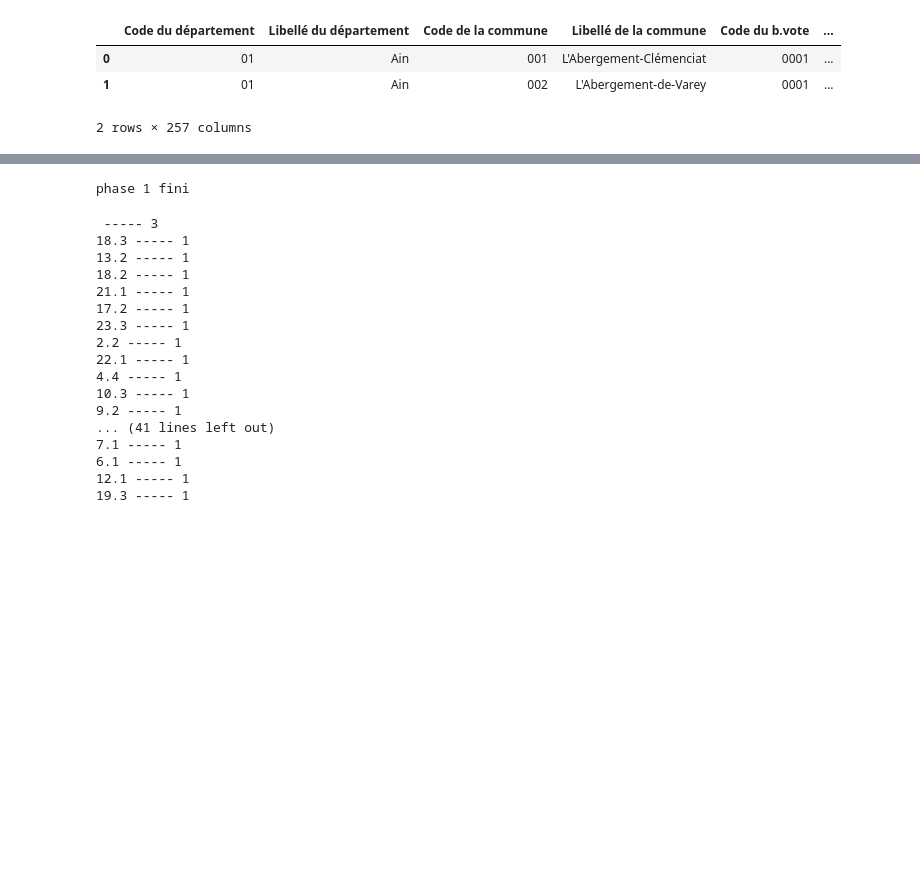
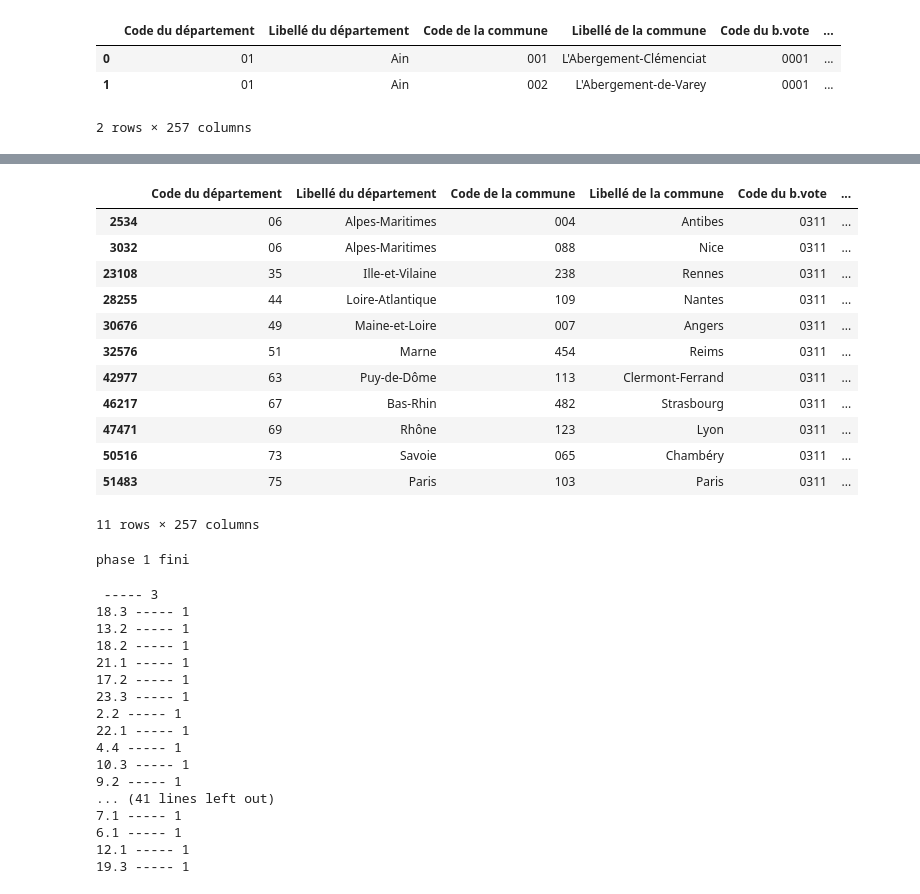
Before and after one commit to christian235711/IRIS_BV, a Jupyter notebook: BV_clean_31_08.ipynb, the cells around one changed output, grey strips where cells are left out. Cells and saved outputs as stored; diff of their text form; code cells hidden in the pictures; blank space fills up the shorter version.

Commit message:
correction bv Paris version 2, draft

```diff
--- a/BV_clean_31_08.ipynb
+++ b/BV_clean_31_08.ipynb
@@ -396,0 +264,9 @@ for i in bv_euro[bv_euro["Code du département"]=="75"]["Inscrits"]:
+# %%
+pate = 0
+for ii in range(bv_euro.shape[0]):
+    if bv_euro.iloc[ii,0]=="75":
+        for jj in range(test_code.shape[0]):
+            if ((bv_euro.iloc[ii,4])==test_code.iloc[jj,0]):
+                bv_euro.iloc[ii,2]=str(75100+int(test_code.iloc[jj,7]))[2:]
+                pate=pate+1
+print(pate)
@@ -396,0 +491,16 @@ for i in bv_euro[bv_euro["Code du département"]=="75"]["Inscrits"]:
+# %%
+bv_euro[bv_euro["Code du b.vote"]=="0311"]
+# %% [output]
+|  | Code du département | Libellé du département | Code de la commune | Libellé de la commune | Code du b.vote | ... |
+| 2534 | 06 | Alpes-Maritimes | 004 | Antibes | 0311 | ... |
+| 3032 | 06 | Alpes-Maritimes | 088 | Nice | 0311 | ... |
+| 23108 | 35 | Ille-et-Vilaine | 238 | Rennes | 0311 | ... |
+| 28255 | 44 | Loire-Atlantique | 109 | Nantes | 0311 | ... |
+| 30676 | 49 | Maine-et-Loire | 007 | Angers | 0311 | ... |
+| 32576 | 51 | Marne | 454 | Reims | 0311 | ... |
+| 42977 | 63 | Puy-de-Dôme | 113 | Clermont-Ferrand | 0311 | ... |
+| 46217 | 67 | Bas-Rhin | 482 | Strasbourg | 0311 | ... |
+| 47471 | 69 | Rhône | 123 | Lyon | 0311 | ... |
+| 50516 | 73 | Savoie | 065 | Chambéry | 0311 | ... |
+| 51483 | 75 | Paris | 103 | Paris | 0311 | ... |
+11 rows × 257 columns
```
Also changed, not shown: parts of 82 cells of this notebook.
